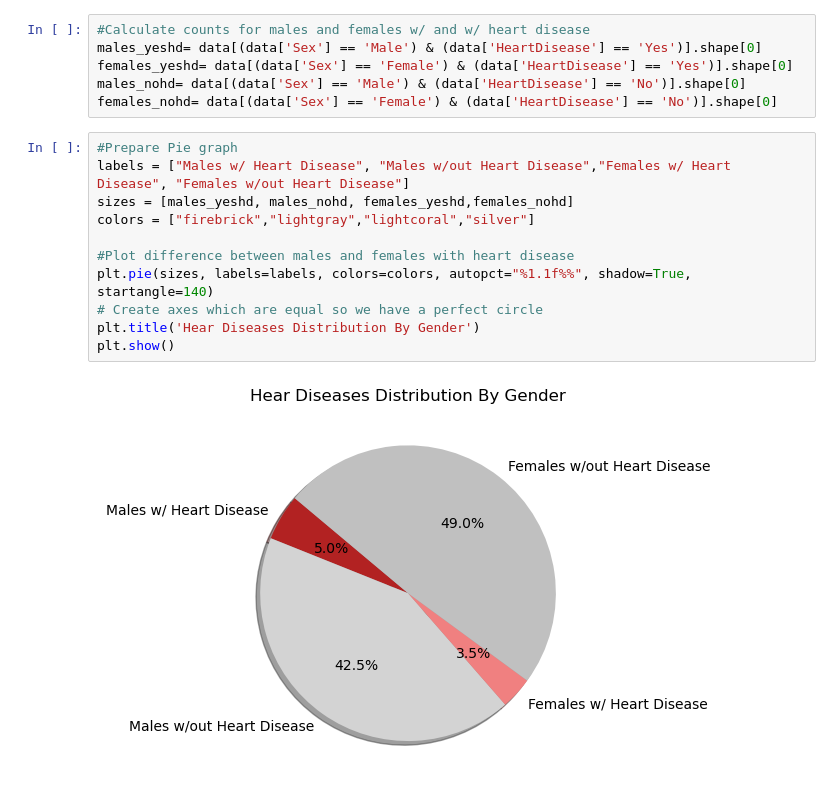
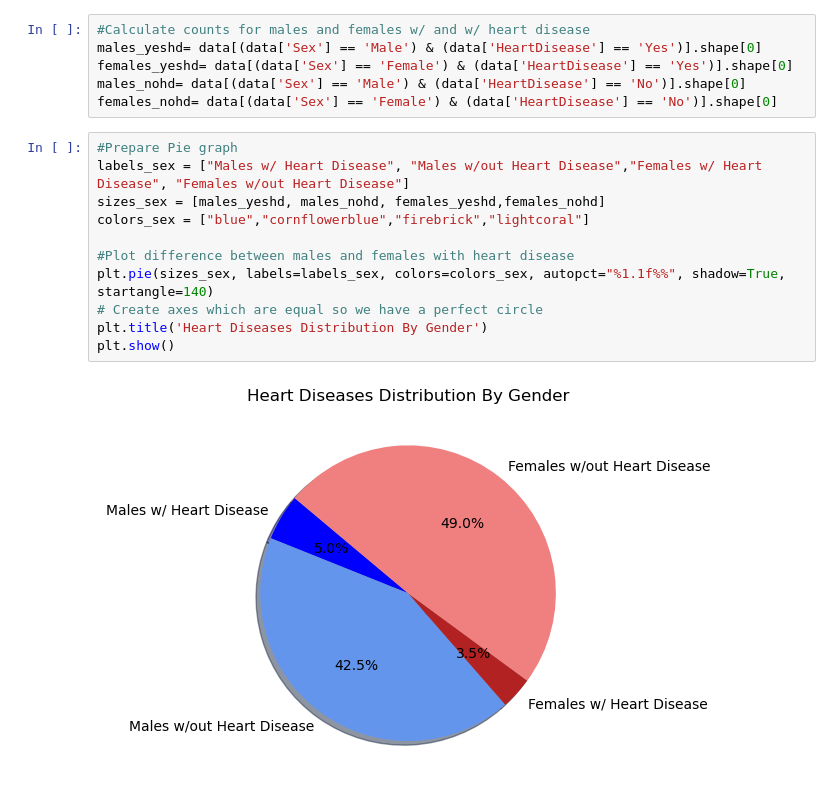
Before and after one commit to prez212/Project1-Team6, a Jupyter notebook: Heart_Disease_Predictor.ipynb, the cells around one changed output. Saved outputs shown, nothing was run; the diff lists cells and outputs as text.

Commit message:
Adding images and changes to updating Gender and Sex distribution

```diff
--- a/Heart_Disease_Predictor.ipynb
+++ b/Heart_Disease_Predictor.ipynb
@@ -81,14 +80,14 @@ males_nohd= data[(data['Sex'] == 'Male') & (data['HeartDisease'] == 'No')].shape
 females_nohd= data[(data['Sex'] == 'Female') & (data['HeartDisease'] == 'No')].shape[0]
 # %%
 #Prepare Pie graph
-labels = ["Males w/ Heart Disease", "Males w/out Heart Disease","Females w/ Heart Disease", "Females w/out Heart Disease"]
-sizes = [males_yeshd, males_nohd, females_yeshd,females_nohd]
-colors = ["firebrick","lightgray","lightcoral","silver"]
+labels_sex = ["Males w/ Heart Disease", "Males w/out Heart Disease","Females w/ Heart Disease", "Females w/out Heart Disease"]
+sizes_sex = [males_yeshd, males_nohd, females_yeshd,females_nohd]
+colors_sex = ["blue","cornflowerblue","firebrick","lightcoral"]
 
 #Plot difference between males and females with heart disease
-plt.pie(sizes, labels=labels, colors=colors, autopct="%1.1f%%", shadow=True, startangle=140)
+plt.pie(sizes_sex, labels=labels_sex, colors=colors_sex, autopct="%1.1f%%", shadow=True, startangle=140)
 # Create axes which are equal so we have a perfect circle
-plt.title('Hear Diseases Distribution By Gender')
+plt.title('Heart Diseases Distribution By Gender')
 plt.show()
 # %% [output]
-[figure, old version]
+[figure, new version]
```
Also changed, not shown: parts of 3 cells of this notebook, 4 other files.
